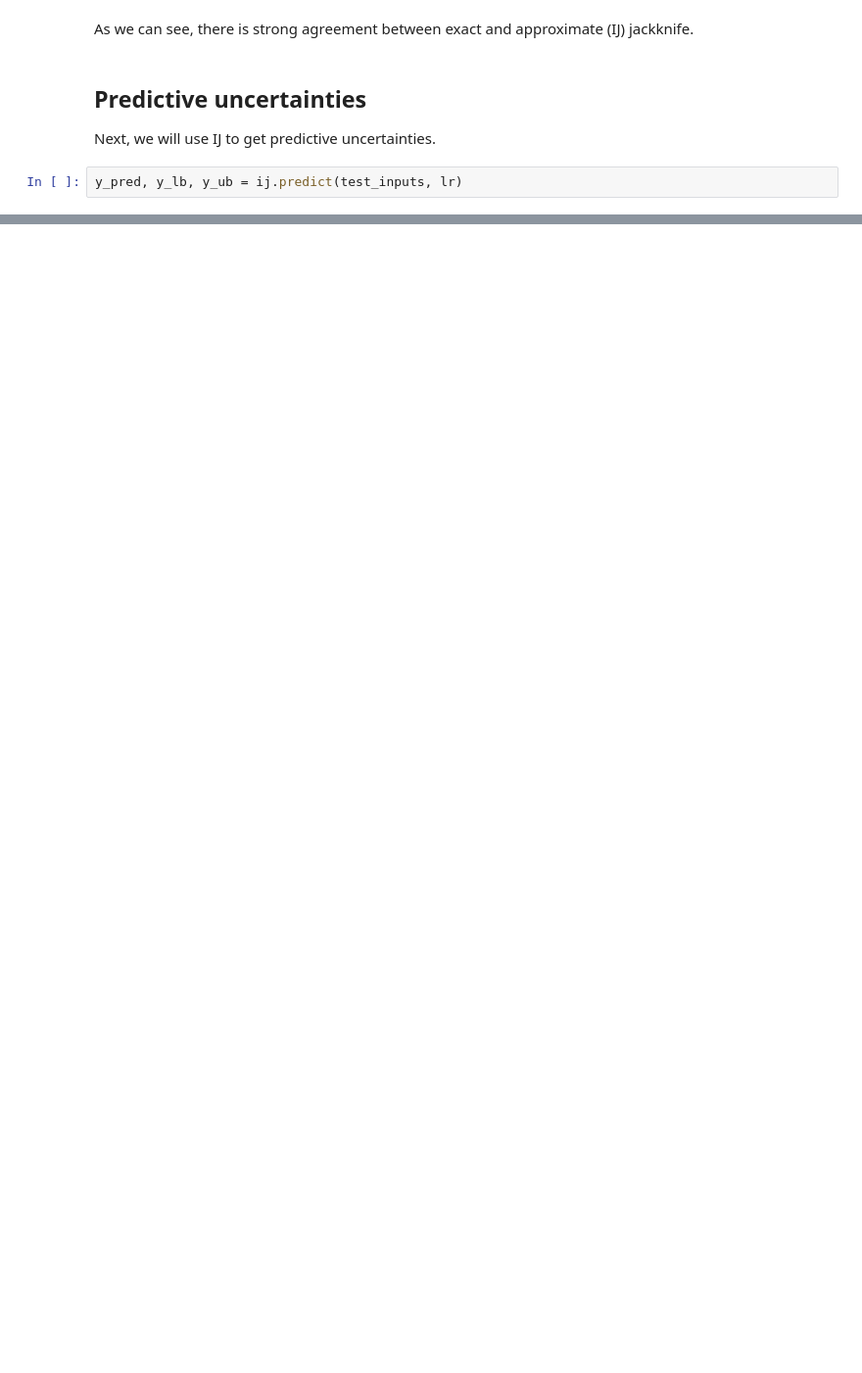
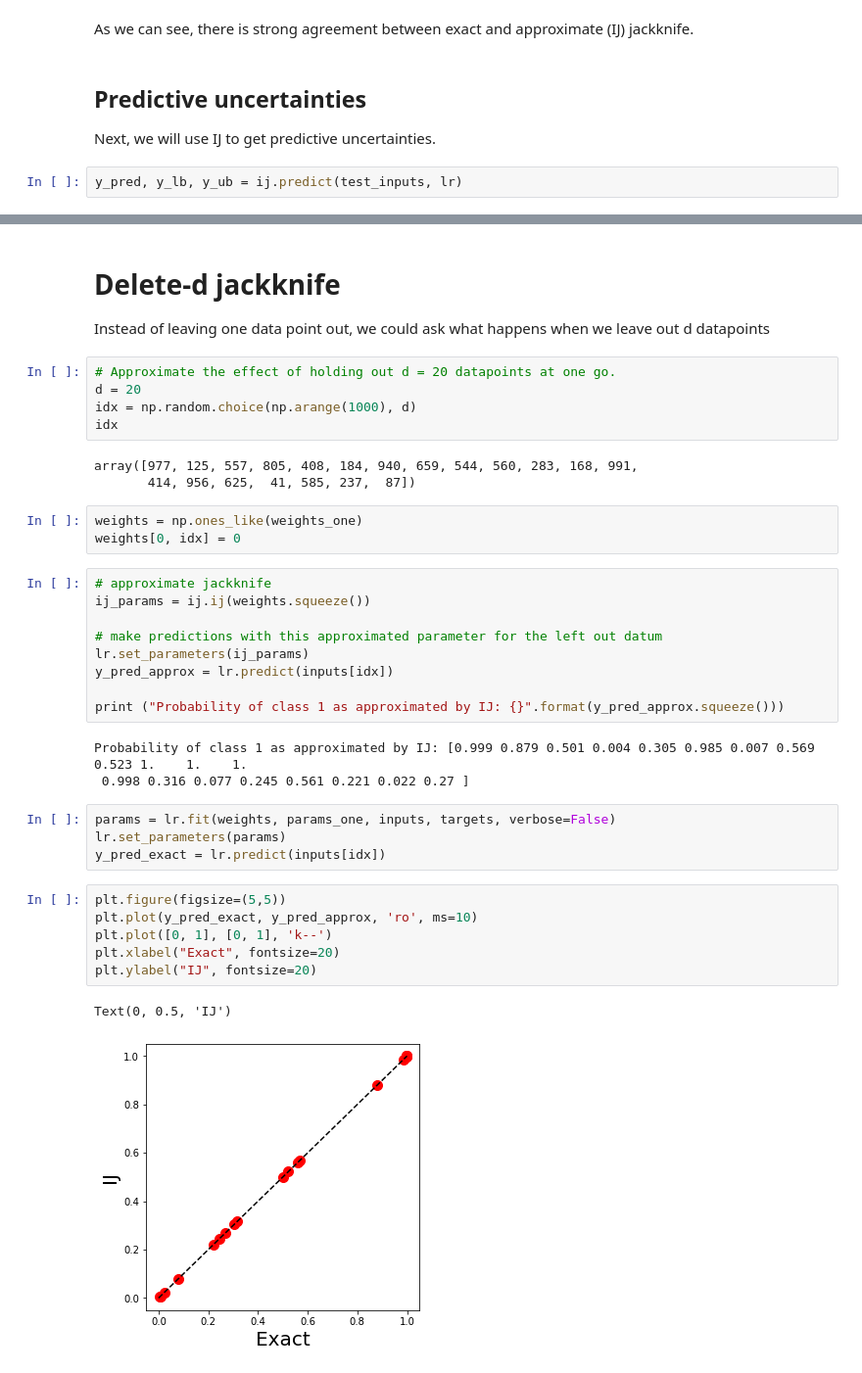
Before and after one commit to IBM/UQ360, a Jupyter notebook: examples/infinitesimal_jackknife/demo_infinitesimal_jackknife.ipynb, the cells around one changed output, grey strips where cells are left out. Shown: that part at 98% size. Cells and saved outputs as stored; diff of their text form; blank space fills up the shorter version.

```diff
--- a/examples/infinitesimal_jackknife/demo_infinitesimal_jackknife.ipynb
+++ b/examples/infinitesimal_jackknife/demo_infinitesimal_jackknife.ipynb
@@ -117,0 +144,39 @@ for i, v in enumerate(idx[:20]):
+# %% [markdown]
+# Delete-d jackknife
+Instead of leaving one data point out, we could ask what happens when we leave out d datapoints
+# %%
+# Approximate the effect of holding out d = 20 datapoints at one go.
+d = 20
+idx = np.random.choice(np.arange(1000), d)
+idx
+# %% [output]
+array([977, 125, 557, 805, 408, 184, 940, 659, 544, 560, 283, 168, 991,
+       414, 956, 625,  41, 585, 237,  87])
+# %%
+weights = np.ones_like(weights_one)
+weights[0, idx] = 0
+# %%
+# approximate jackknife
+ij_params = ij.ij(weights.squeeze())
+
+# make predictions with this approximated parameter for the left out datum
+lr.set_parameters(ij_params)
+y_pred_approx = lr.predict(inputs[idx])
+
+print ("Probability of class 1 as approximated by IJ: {}".format(y_pred_approx.squeeze()))
+# %% [output]
+Probability of class 1 as approximated by IJ: [0.999 0.879 0.501 0.004 0.305 0.985 0.007 0.569 0.523 1.    1.    1.
+ 0.998 0.316 0.077 0.245 0.561 0.221 0.022 0.27 ]
+# %%
+params = lr.fit(weights, params_one, inputs, targets, verbose=False)
+lr.set_parameters(params)
+y_pred_exact = lr.predict(inputs[idx])
+# %%
+plt.figure(figsize=(5,5))
+plt.plot(y_pred_exact, y_pred_approx, 'ro', ms=10)
+plt.plot([0, 1], [0, 1], 'k--')
+plt.xlabel("Exact", fontsize=20)
+plt.ylabel("IJ", fontsize=20)
+# %% [output]
+Text(0, 0.5, 'IJ')
+[figure, added]
```
Also changed, not shown: parts of 18 cells of this notebook, 2 other files.
